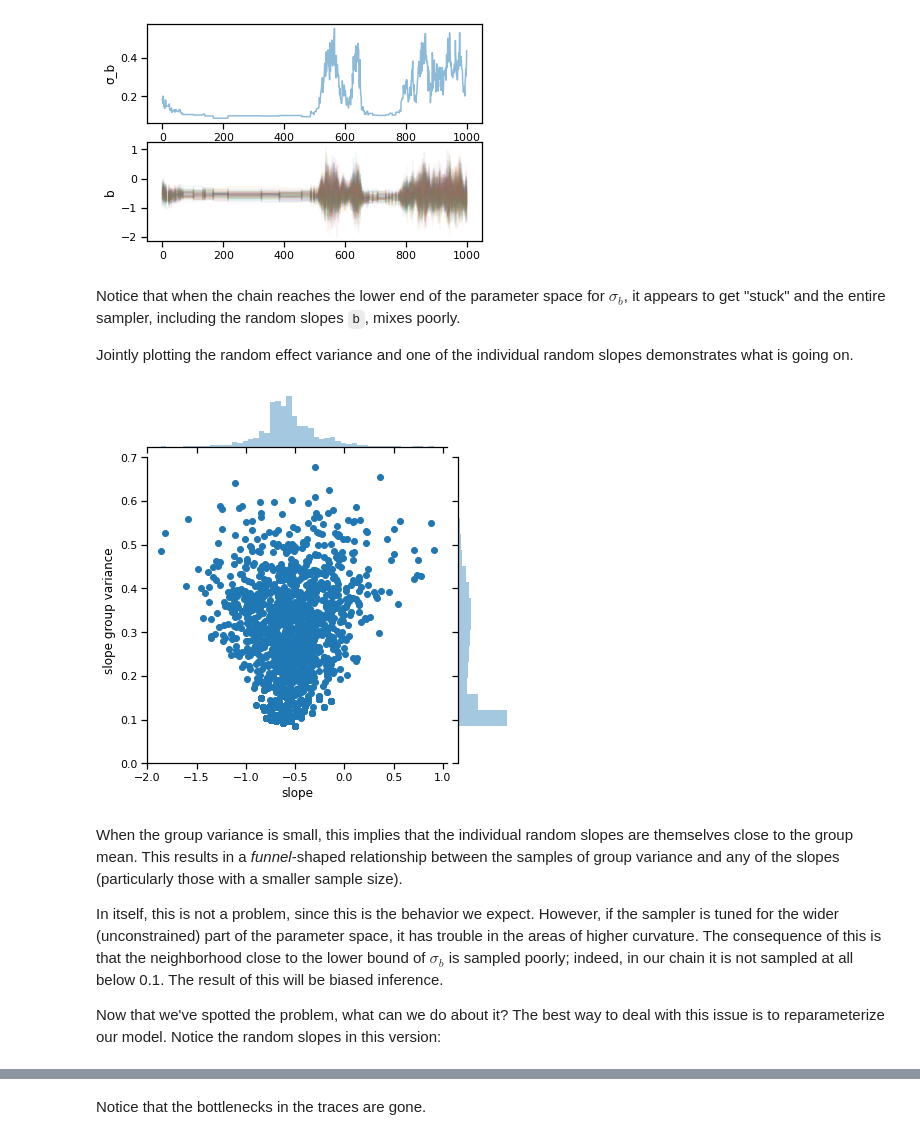
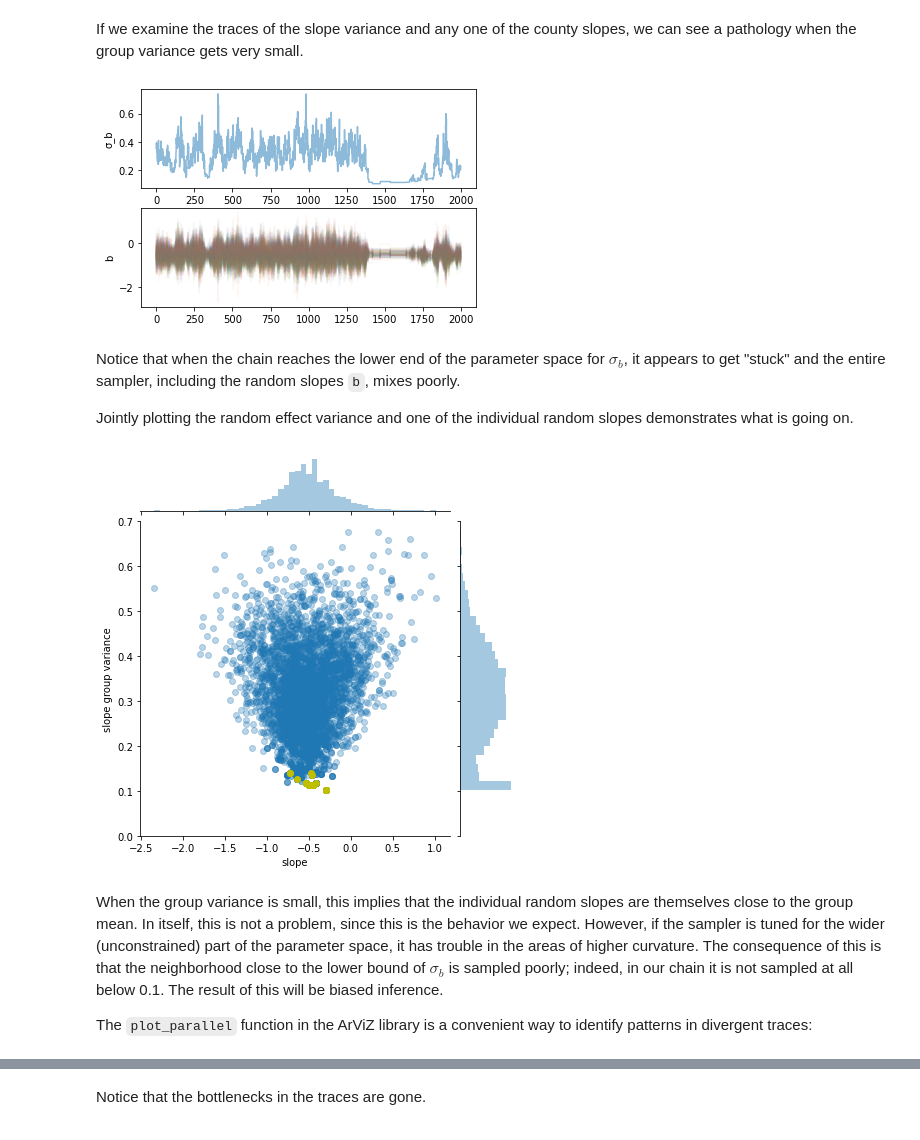
Before and after one commit to fonnesbeck/Bayes_Computing_Course, a Jupyter notebook: notebooks/Section3_2-Diagnostics.ipynb, the cells around one changed output, grey strips where cells are left out. Cells and saved outputs as stored; diff of their text form; code cells hidden in the pictures.

```diff
--- a/notebooks/Section3_2-Diagnostics.ipynb
+++ b/notebooks/Section3_2-Diagnostics.ipynb
@@ -67,0 +145,34 @@ But, on closer inspection, there are signs of trouble. Specifically, let's look
+# %%
+# Import radon data
+radon_data = pd.read_csv('../data/radon.csv', index_col=0)
+
+counties = radon_data.county.unique()
+n_counties = counties.shape[0]
+county = radon_data.county_code.values
+log_radon = radon_data.log_radon.values
+floor_measure = radon_data.floor.values
+log_uranium = np.log(radon_data.Uppm.values)
+county_lookup = dict(zip(counties, np.arange(n_counties)))
+# %%
+with pm.Model() as varying_slope:
+
+    # Priors
+    μ_b = pm.Normal('μ_b', mu=0., sigma=10)
+    σ_b = pm.HalfCauchy('σ_b', 5)
+
+    # Common intercepts
+    a = pm.Normal('a', mu=0., sigma=10)
+    # Random slopes
+    b = pm.Normal('b', mu=μ_b, sigma=σ_b, shape=n_counties)
+
+    # Model error
+    σ_y = pm.HalfCauchy('σ_y',5)
+
+    # Expected value
+    y_hat = a + b[county] * floor_measure
+
+    # Data likelihood
+    y_like = pm.Normal('y_like', mu=y_hat, sigma=σ_y, observed=log_radon)
+# %%
+with varying_slope:
+    varying_slope_trace = pm.sample(2000, tune=1000, cores=2, random_seed=RANDOM_SEED)
@@ -68,3 +190,5 @@ But, on closer inspection, there are signs of trouble. Specifically, let's look
+# %% [markdown]
+If we examine the traces of the slope variance and any one of the county slopes, we can see a pathology when the group variance gets very small.
 # %%
 fig, axs = plt.subplots(nrows=2)
 axs[0].plot(varying_slope_trace.get_values('σ_b', chains=0), alpha=.5);
@@ -72,7 +196,7 @@ axs[0].set(ylabel='σ_b');
 axs[1].plot(varying_slope_trace.get_values('b', chains=0), alpha=.05);
 axs[1].set(ylabel='b');
 # %% [output]
-[figure, old version]
+[figure, new version]
 # %% [markdown]
 Notice that when the chain reaches the lower end of the parameter space for $\sigma_b$, it appears to get "stuck" and the entire sampler, including the random slopes `b`, mixes poorly.
 
@@ -80,13 +204,13 @@ Jointly plotting the random effect variance and one of the individual random slo
 # %%
 x = pd.Series(varying_slope_trace['b'][:, 10], name='slope')
 y = pd.Series(varying_slope_trace['σ_b'], name='slope group variance')
+diverging = varying_slope_trace['diverging']
 
-jp = sns.jointplot(x, y, ylim=(0, .7), stat_func=None)
+jp = sns.jointplot(x, y, ylim=(0, .7), stat_func=None, alpha=0.3)
+jp.ax_joint.plot(x[diverging], y[diverging], 'yo');
 # %% [output]
-[figure, old version]
+[figure, new version]
 # %% [markdown]
-When the group variance is small, this implies that the individual random slopes are themselves close to the group mean. This results in a *funnel*-shaped relationship between the samples of group variance and any of the slopes (particularly those with a smaller sample size).
+When the group variance is small, this implies that the individual random slopes are themselves close to the group mean. In itself, this is not a problem, since this is the behavior we expect. However, if the sampler is tuned for the wider (unconstrained) part of the parameter space, it has trouble in the areas of higher curvature. The consequence of this is that the neighborhood close to the lower bound of $\sigma_b$ is sampled poorly; indeed, in our chain it is not sampled at all below 0.1. The result of this will be biased inference.
 
-In itself, this is not a problem, since this is the behavior we expect. However, if the sampler is tuned for the wider (unconstrained) part of the parameter space, it has trouble in the areas of higher curvature. The consequence of this is that the neighborhood close to the lower bound of $\sigma_b$ is sampled poorly; indeed, in our chain it is not sampled at all below 0.1. The result of this will be biased inference.
-
-Now that we've spotted the problem, what can we do about it? The best way to deal with this issue is to reparameterize our model. Notice the random slopes in this version:
+The `plot_parallel` function in the ArViZ library is a convenient way to identify patterns in divergent traces:
```
Also changed, not shown: parts of 39 cells of this notebook, 3 other files.
